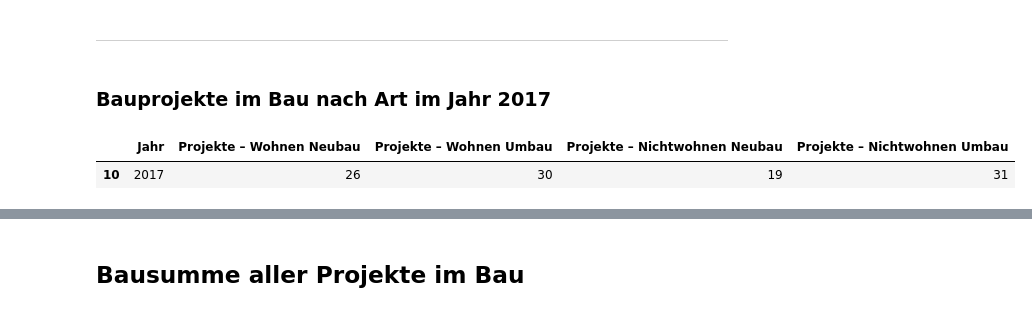
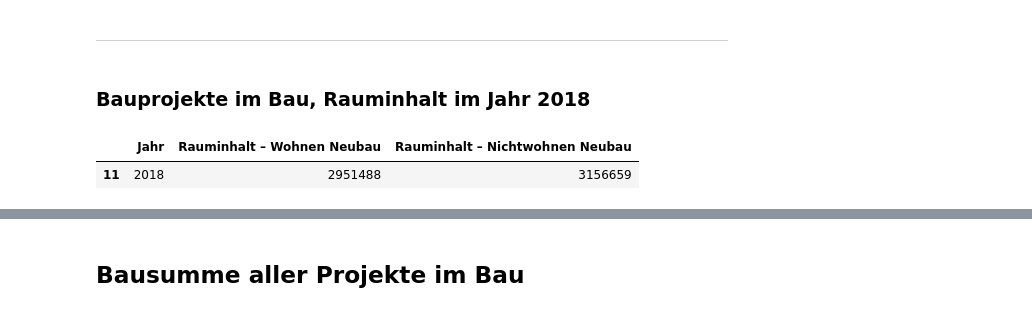
Before and after one commit to JonnyGrafico/MAZ-CAS-DJ18-19_Abschlussarbeit, a Jupyter notebook: 04-02 Bauprojekte im Bau – Analysis.ipynb, the cells around one changed output, grey strips where cells are left out. Drawn from its saved outputs; the diff is of its cells as text; code cells hidden in the pictures.

```diff
--- a/04-02 Bauprojekte im Bau – Analysis.ipynb
+++ b/04-02 Bauprojekte im Bau – Analysis.ipynb
@@ -55,11 +70,11 @@ df_bauprojekte
 # %% [markdown]
 --------------
 # %% [markdown]
-### Bauprojekte im Bau nach Art im Jahr 2017
+### Bauprojekte im Bau, Rauminhalt im Jahr 2018
 # %%
 # selecting [rows, columns]
-df_bauprojekte_2017 = df_bauprojekte.iloc[[9], [0,2,3,4,5]]
-df_bauprojekte_2017
+df_bauprojekte_rauminhalt_2018 = df_im_bau.iloc[[10], [0,12,13]]
+df_bauprojekte_rauminhalt_2018
 # %% [output]
-|  | Jahr | Projekte – Wohnen Neubau | Projekte – Wohnen Umbau | Projekte – Nichtwohnen Neubau | Projekte – Nichtwohnen Umbau |
-| 10 | 2017 | 26 | 30 | 19 | 31 |
+|  | Jahr | Rauminhalt – Wohnen Neubau | Rauminhalt – Nichtwohnen Neubau |
+| 11 | 2018 | 2951488 | 3156659 |
```
Also changed, not shown: parts of 25 cells of this notebook, 34 other files.
